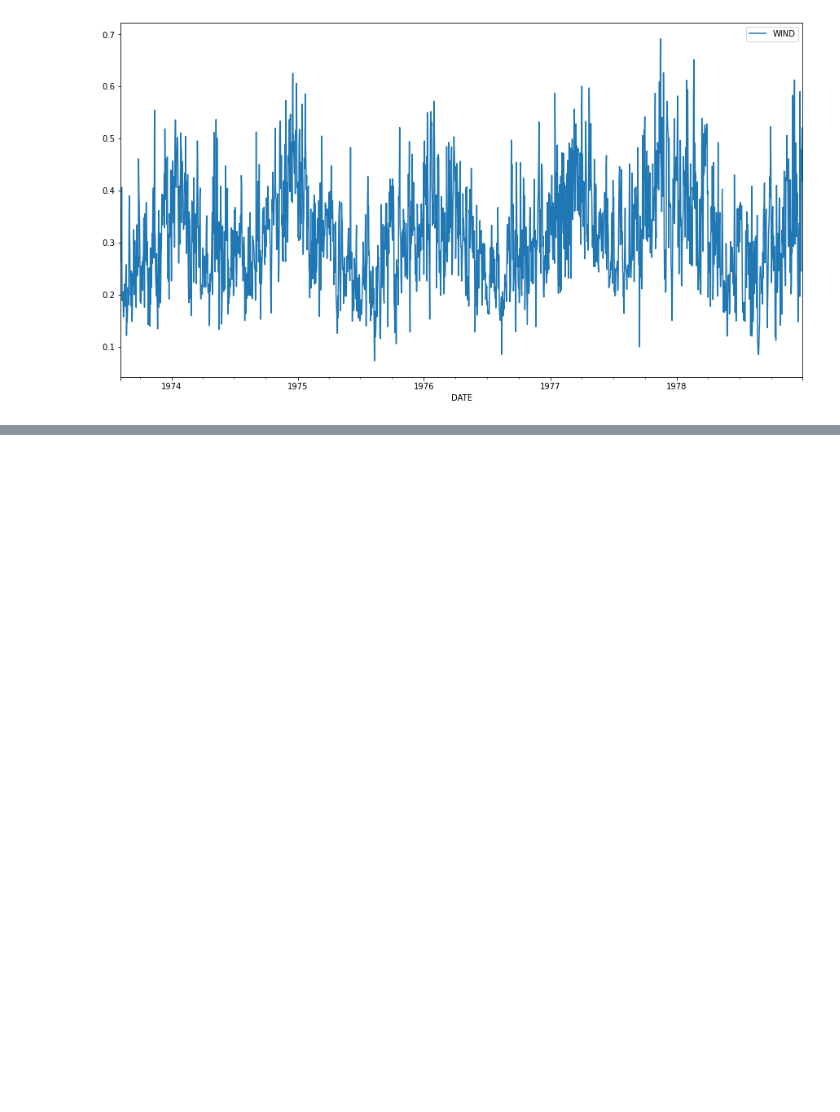
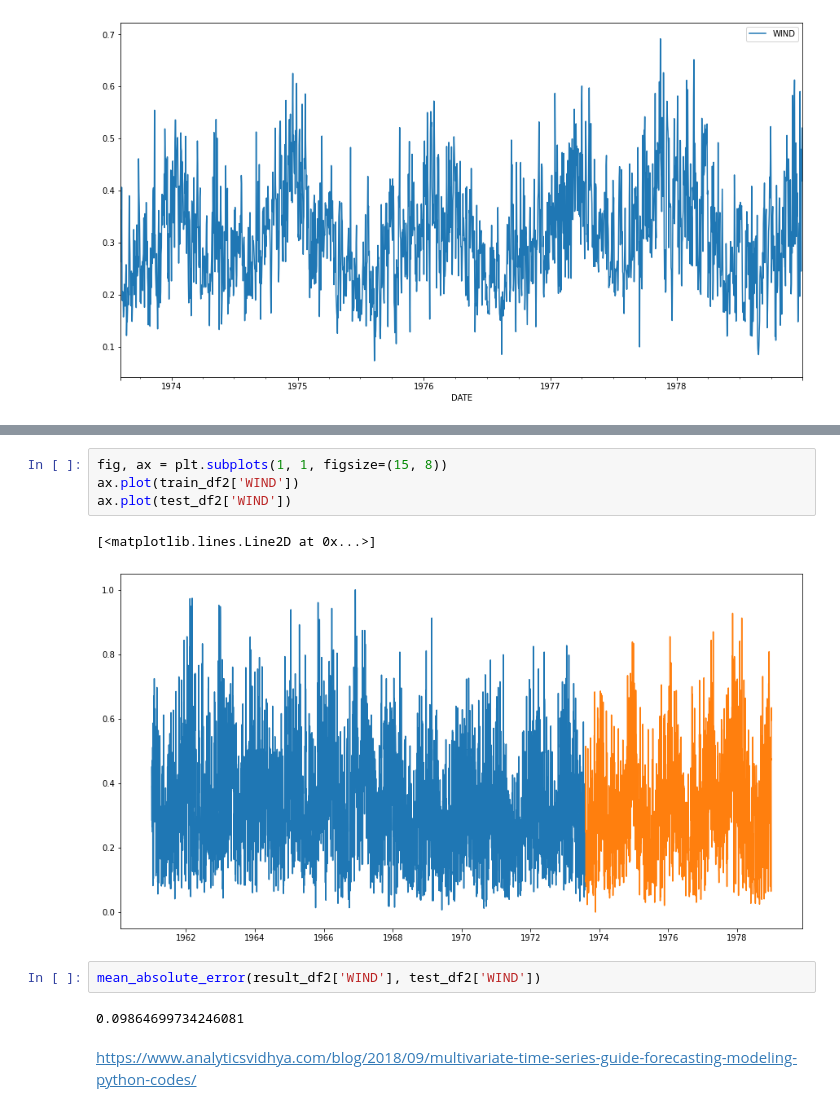
Before and after one commit to iavirovic/strojno-ucenje, a Jupyter notebook: notebooks/VAR model.ipynb, the cells around one changed output, grey strips where cells are left out. Drawn from its saved outputs; the diff is of its cells as text; blank space fills up the shorter version.

```diff
--- a/notebooks/VAR model.ipynb
+++ b/notebooks/VAR model.ipynb
@@ -156,0 +182,13 @@ mean_absolute_error(result_df2['WIND'], test_df2['WIND'])
+# %%
+fig, ax = plt.subplots(1, 1, figsize=(15, 8))
+ax.plot(train_df2['WIND'])
+ax.plot(test_df2['WIND'])
+# %% [output]
+[<matplotlib.lines.Line2D at 0x...>]
+[figure, added]
+# %%
+mean_absolute_error(result_df2['WIND'], test_df2['WIND'])
+# %% [output]
+0.09864699734246081
+# %% [markdown]
+https://www.analyticsvidhya.com/blog/2018/09/multivariate-time-series-guide-forecasting-modeling-python-codes/
```
Also changed, not shown: parts of 14 cells of this notebook, 2 other files.
